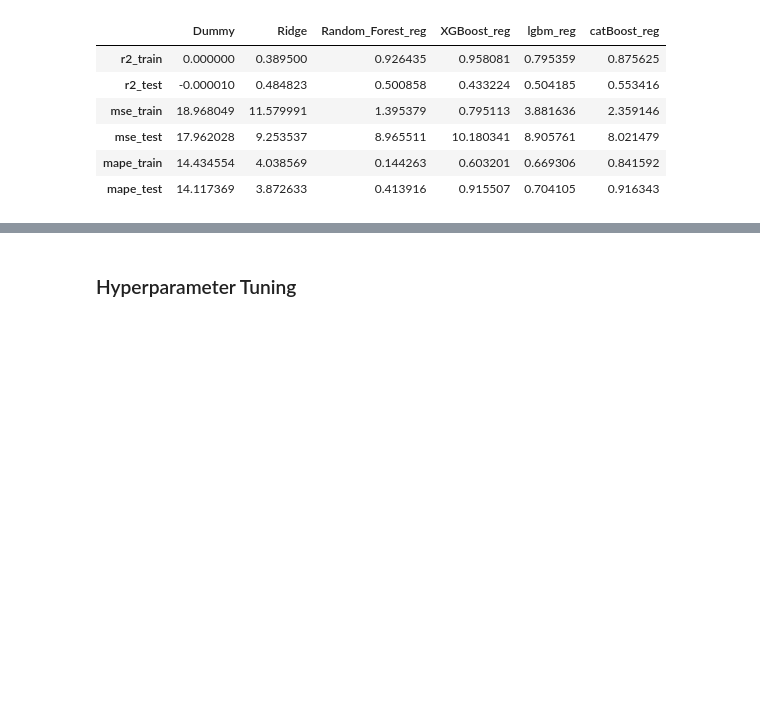
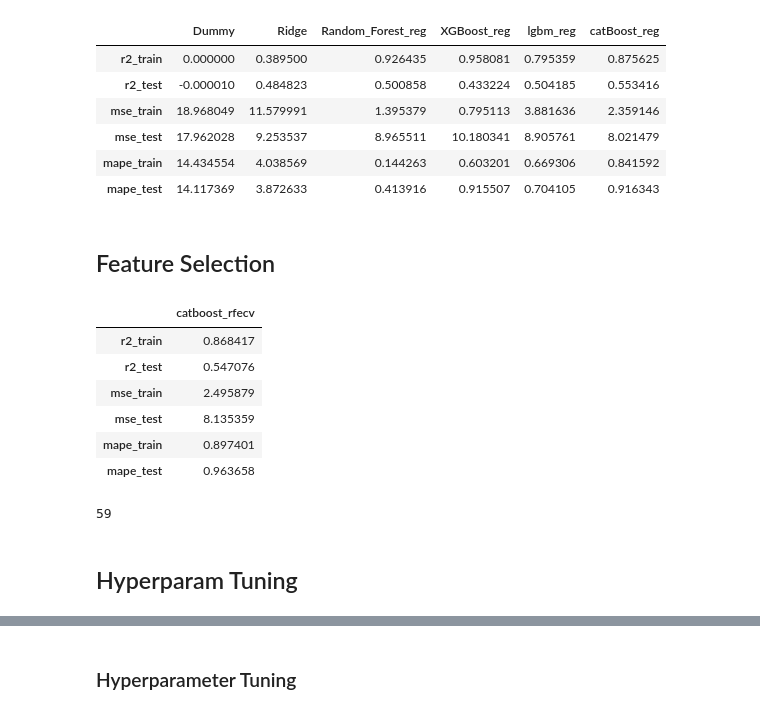
Before and after one commit to valli180/airbnb-popularity_regression, a Jupyter notebook: notebooks/model.ipynb, the cells around one changed output, grey strips where cells are left out. Cells and saved outputs as stored; diff of their text form; code cells hidden in the pictures; blank space fills up the shorter version.

```diff
--- a/notebooks/model.ipynb
+++ b/notebooks/model.ipynb
@@ -394,0 +395,26 @@ pd.DataFrame(results)
+# %% [markdown]
+## Feature Selection
+# %%
+rfecv = RFECV(Ridge(), min_features_to_select=40, n_jobs=-1)
+
+pipe_catboost_rfecv = make_pipeline(
+    column_transformer, rfecv, CatBoostRegressor(random_state=42, verbose=False)
+)
+
+results["catboost_rfecv"] = cross_val_scores(
+    pipe_catboost_rfecv, X_train, y_train, X_val, y_val, return_train_score=True
+)
+# %%
+pd.DataFrame(results)
+# %% [output]
+|  | catboost_rfecv |
+| r2_train | 0.868417 |
+| r2_test | 0.547076 |
+| mse_train | 2.495879 |
+| mse_test | 8.135359 |
+| mape_train | 0.897401 |
+| mape_test | 0.963658 |
+# %%
+pipe_catboost_rfecv.named_steps["rfecv"].n_features_
+# %% [output]
+59
@@ -394,0 +430,2 @@ pd.DataFrame(results)
+# %% [markdown]
+## Hyperparam Tuning
```
Also changed, not shown: parts of 12 cells of this notebook, 8 other files.
